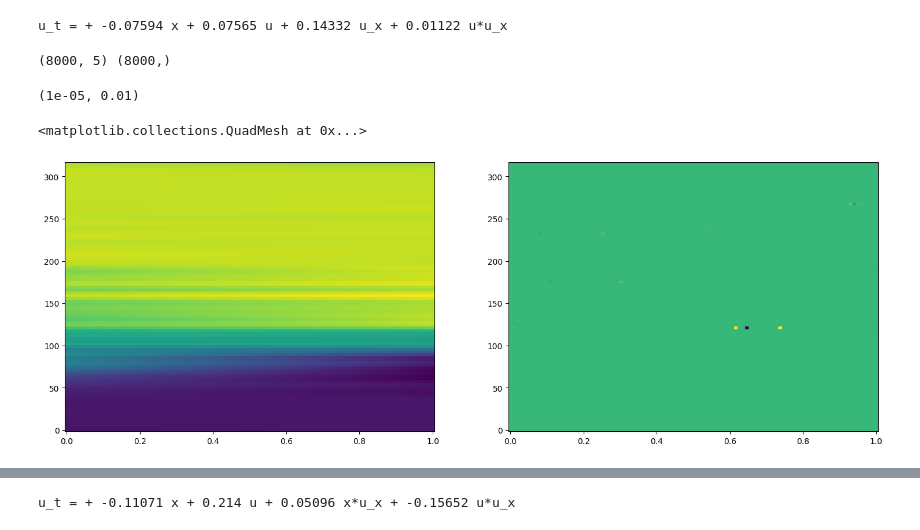
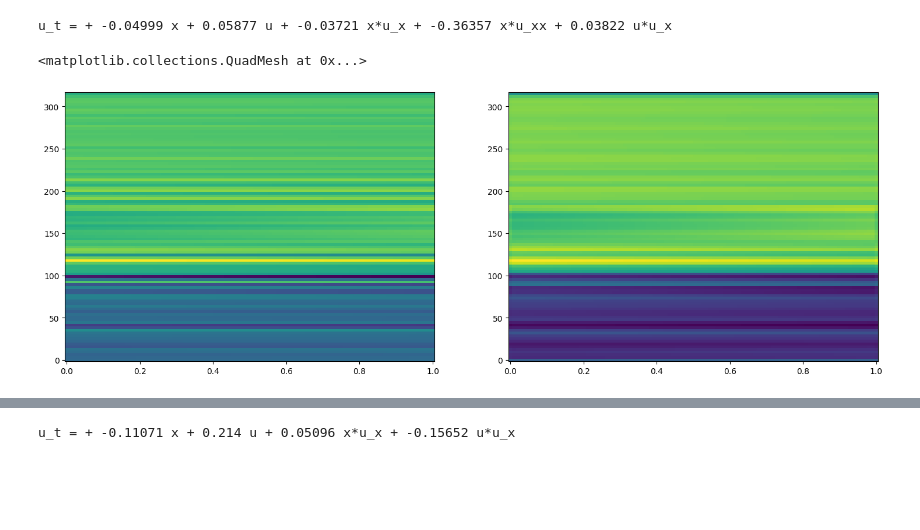
Before and after one commit to brunoCCOS/bs-find-with-sindy, a Jupyter notebook: src/Interpolation_tests.ipynb, the cells around one changed output, grey strips where cells are left out. Drawn from its saved outputs; the diff is of its cells as text; code cells hidden in the pictures; blank space fills up the shorter version.

Commit message:
moving average, getting closer

```diff
--- a/src/Interpolation_tests.ipynb
+++ b/src/Interpolation_tests.ipynb
@@ -9,7 +9,30 @@ from utils.interpol_utils import *
 from utils.optimization_utils import *
 from utils.data_utils import *
 import pysindy as ps
+import numpy as np
+from scipy.signal import convolve2d
 
+def moving_average_2d(array, kernel_size):
+    """
+    Perform a moving average on a 2D array (n x n) across both axes.
+
+    Parameters:
+    - array: Input 2D array (n x n).
+    - kernel_size: Size of the moving average window.
+
+    Returns:
+    - result: 2D array after applying the moving average.
+    """
+    if kernel_size <= 0:
+        raise ValueError("Kernel size must be a positive integer")
+
+    # Create a kernel for moving average
+    kernel = np.ones((kernel_size, kernel_size)) / (kernel_size * kernel_size)
+
+    # Apply 2D convolution to perform the moving average
+    result = convolve2d(array, kernel, mode='same', boundary='wrap')
+
+    return result
 
 def solve_SVD_system(A, b):
     """
@@ -634,10 +678,6 @@ def build_cross_library(Theta,Theta_names):
             Theta = np.hstack((Theta,(Theta[:,i]*Theta[:,j]).reshape(-1,1)))
     return Theta, Theta_names
 # %%
-# Interpolate the surface
-x1_grid,x2_grid, interpolated_values,interpolated_values_x,numerical_2nd_derivative_interpolated,_ = RBFN_2d(new_X, new_Y,K_,cubic_rbf())
-
 _,_, _,interpolated_values_t,_,_ = RBFN_2d(new_X[:,[1,0]], new_Y,K_,cubic_rbf())
-
-smoothed_Zt = gaussian_filter(interpolated_values_t,sigma=2)
+Smoothed_Zt = moving_average_2d(interpolated_values_t.reshape(S.shape),kernel_size=10)
 # %%
@@ -647,16 +691,9 @@ Crossed_Theta,Theta_names = build_cross_library(Theta,['x','x^2','u','u_x','u_xx
 # %%
-optimizer = ps.STLSQ(threshold=1e-2, alpha=1e4).fit(Crossed_Theta,interpolated_values_t)
+optimizer = ps.STLSQ(threshold=2e-2, alpha=1e5).fit(Crossed_Theta[:],Smoothed_Zt.ravel())
 
 print_model(optimizer.coef_[0],Theta_names,precision=5)
 # %% [output]
-u_t = + -0.07594 x + 0.07565 u + 0.14332 u_x + 0.01122 u*u_x
+u_t = + -0.04999 x + 0.05877 u + -0.03721 x*u_x + -0.36357 x*u_xx + 0.03822 u*u_x
-# %%
-lambdas = np.linspace(1e-5,1e-1,50)
-thresholds = np.linspace(1e-2,1e5,50)
-best_hyperparameters(Theta,interpolated_values_t,lambdas,thresholds)
-# %% [output]
-(8000, 5) (8000,)
-(1e-05, 0.01)
 # %%
 def cubic_rbf_func(r):
     return r**3
@@ -730,16 +767,15 @@ def rbf_interpolation_and_derivatives_on_grid(x, y, f,x_grid,y_grid):
 # %%
 Xi, Yi, Zi,Zx,Zy,Zxx, Zyy, Zxy = rbf_interpolation_and_derivatives_on_grid(t, subsampled_x, Y,t,x)
 # %%
-from scipy.ndimage import gaussian_filter
 
-# Assuming Z is the interpolated grid data from the previous function
-smoothed_Zy = gaussian_filter(Zy, sigma=1)  # sigma controls the degree of smoothing
 plt.figure(figsize=[18,6])
 plt.subplot(1,2,1)
-plt.pcolormesh(T,S,smoothed_Zy.T)
+plt.pcolormesh(T,S,interpolated_values_x.reshape((100,100)))
 
 plt.subplot(1,2,2)
-plt.pcolormesh(T,S,Zyy.T)
+smoothed_Zy = moving_average_2d(interpolated_values_x.reshape((100,100)), kernel_size=3)  # sigma controls the degree of smoothing
+
+plt.pcolormesh(T,S,smoothed_Zy)
 # %% [output]
 <matplotlib.collections.QuadMesh at 0x...>
-[figure, old version]
+[figure, new version]
```
Also changed, not shown: parts of 7 cells of this notebook, 1 other file.
